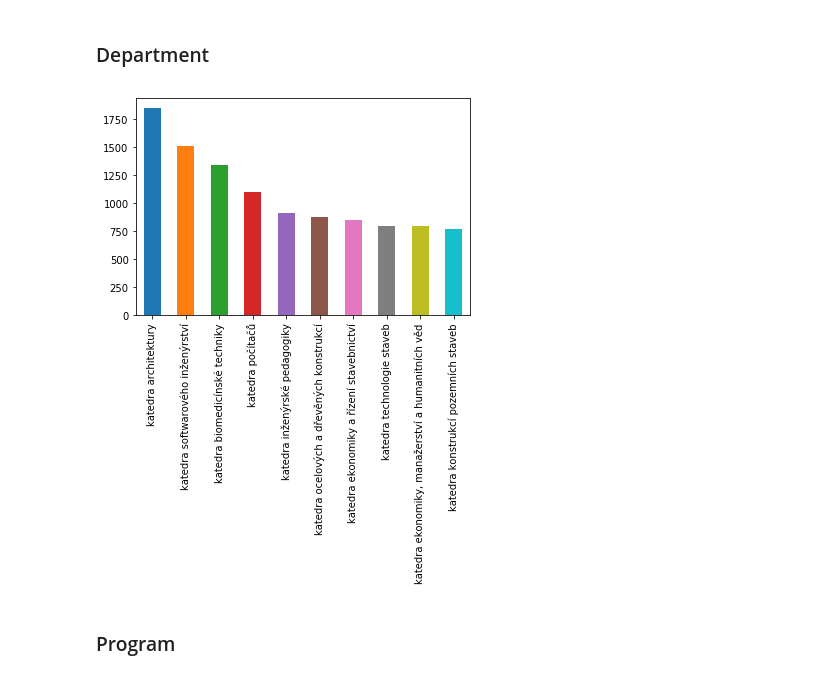
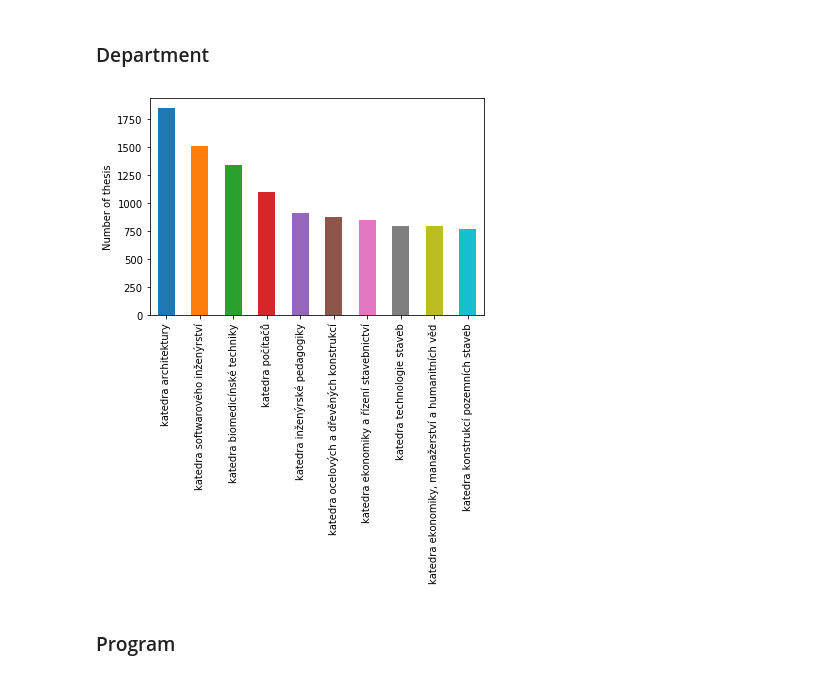
Before and after one commit to pletiond/DS-homeworks, a Jupyter notebook: 01/homework_01_B181.ipynb, the cells around one changed output. Saved outputs shown, nothing was run; the diff lists cells and outputs as text; code cells hidden in the pictures.

```diff
--- a/01/homework_01_B181.ipynb
+++ b/01/homework_01_B181.ipynb
@@ -89,9 +59,10 @@ dtype: int64
 ### Department
 # %%
 data['Department_name'].value_counts().head(10).plot.bar()
+plt.ylabel('Number of thesis')
 plt.show()
 # %% [output]
-[figure, old version]
+[figure, new version]
 # %% [markdown]
 ### Program
 # %%
```
Also changed, not shown: parts of 8 cells of this notebook.
